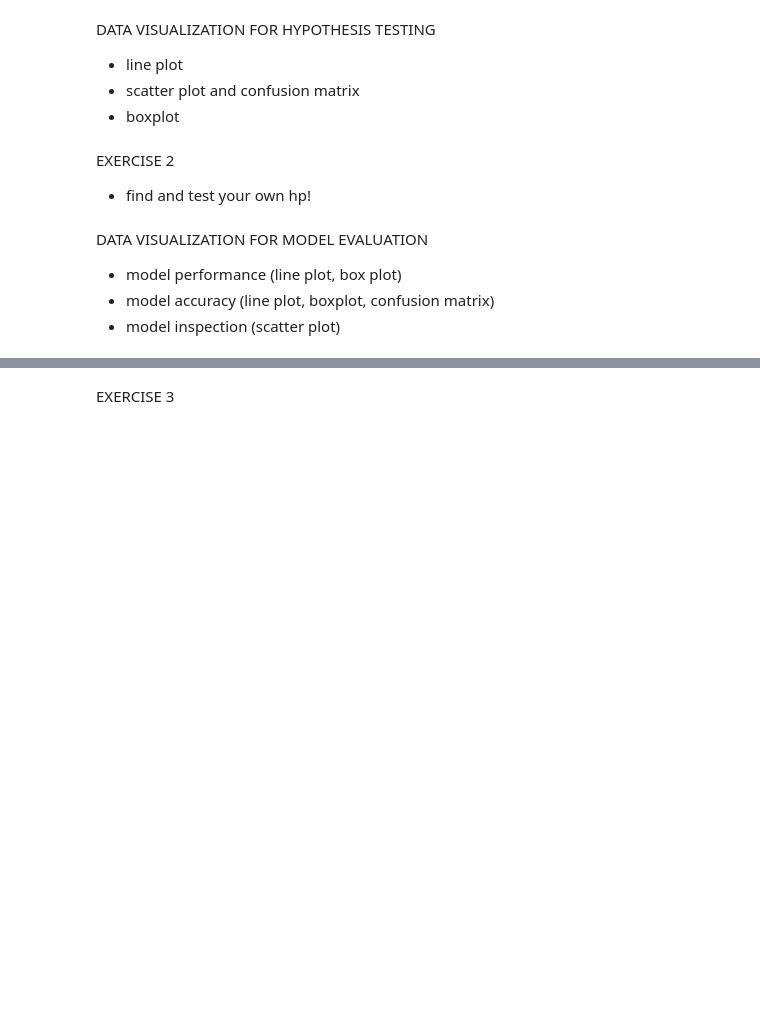
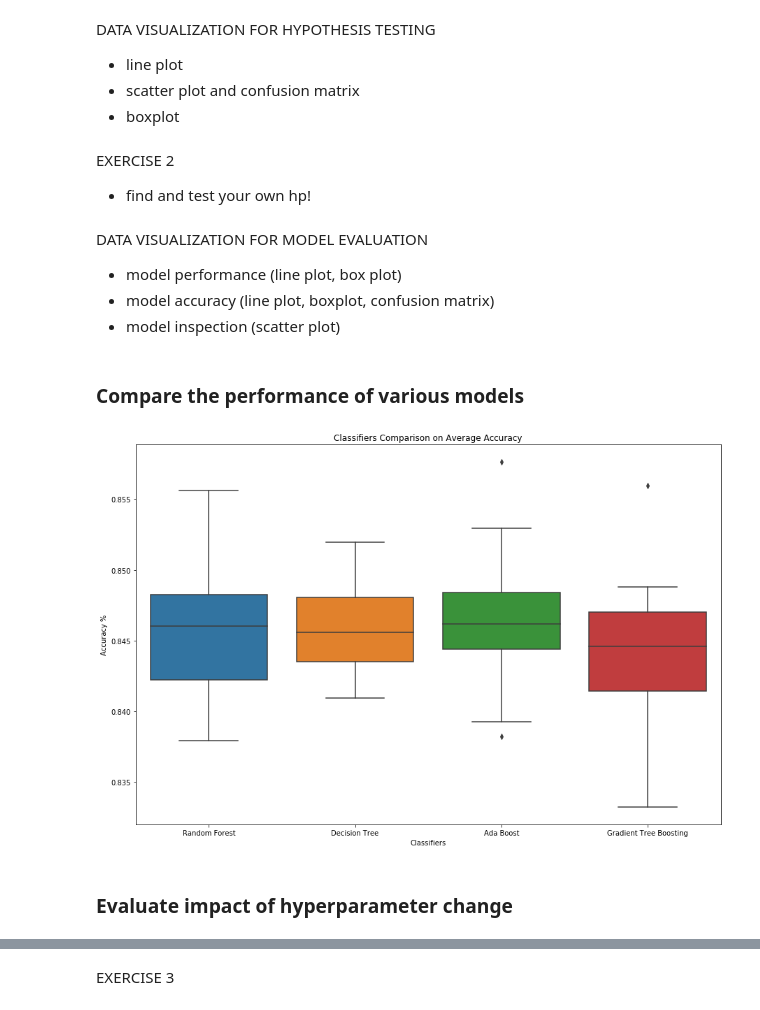
Before and after one commit to vb690/data_viz_python, a Jupyter notebook: iggi_workshop_data_viz_python.ipynb, the cells around one changed output, grey strips where cells are left out. Drawn from its saved outputs; the diff is of its cells as text; code cells hidden in the pictures; blank space fills up the shorter version.

Commit message:
first commit visualization for ml

```diff
--- a/iggi_workshop_data_viz_python.ipynb
+++ b/iggi_workshop_data_viz_python.ipynb
@@ -76,3 +105,41 @@ DATA VISUALIZATION FOR MODEL EVALUATION
 * model performance (line plot, box plot)
 * model accuracy (line plot, boxplot, confusion matrix)
 * model inspection (scatter plot)
+# %%
+# dataframe preparation
+df_ml = df.drop(['name', 'id', 'account'], 1)
+df_ml['twitch'] = df_ml['twitch'].apply(lambda x: False if x == 'null' else True)
+for categorical_column in ['dead', 'online', 'class', 'twitch', 'ladder']:
+
+    mapping = generate_mapping(df_ml, categorical_column)
+    df_ml[categorical_column] = df_ml[categorical_column].map(mapping)
+# %% [markdown]
+### Compare the performance of various models
+# %%
+X, y = generate_X_y(df_ml, ['class', 'twitch', 'ladder', 'online'], 'dead')
+classifiers = {'Random Forest' : RandomForestClassifier()
+               , 'Decision Tree' : DecisionTreeClassifier()
+               , 'Ada Boost' :  AdaBoostClassifier()
+               , 'Gradient Tree Boosting' : GradientBoostingClassifier()}
+# %%
+splitter = StratifiedShuffleSplit(n_splits=20)
+scores = []
+names = []
+for name, classifier in classifiers.items():
+
+    for train_index, test_index in splitter.split(X, y):
+
+        classifier.fit(X[train_index], y[train_index])
+        scores.append(classifier.score(X[test_index], y[test_index]))
+        names.append(name)
+# %%
+plt.figure(figsize = (15, 10))
+sns.boxplot(x = names, y = scores, orient = 'v')
+plt.title('Classifiers Comparison on Average Accuracy')
+plt.xlabel('Classifiers')
+plt.ylabel('Accuracy %')
+plt.show()
+# %% [output]
+[figure, added]
+# %% [markdown]
+### Evaluate impact of hyperparameter change
```
Also changed, not shown: parts of 6 cells of this notebook.
